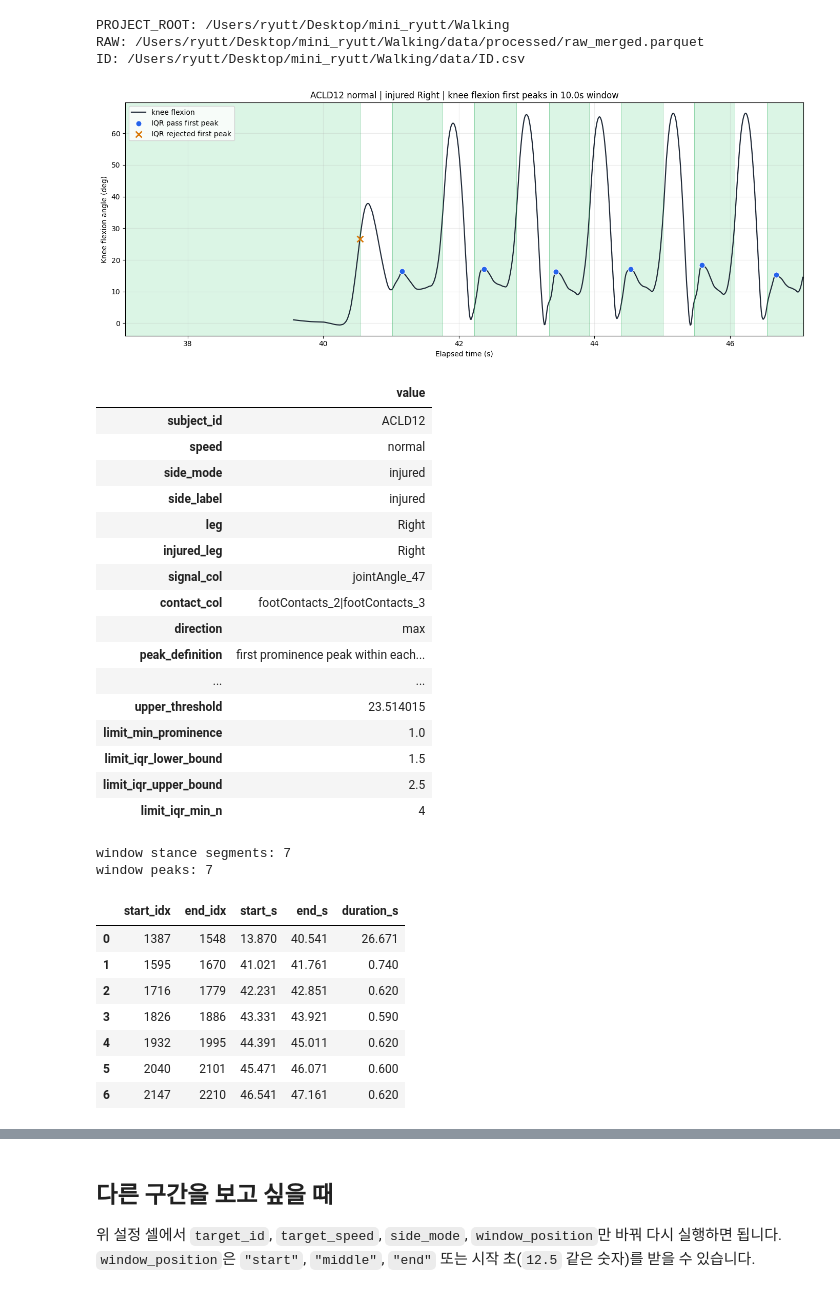
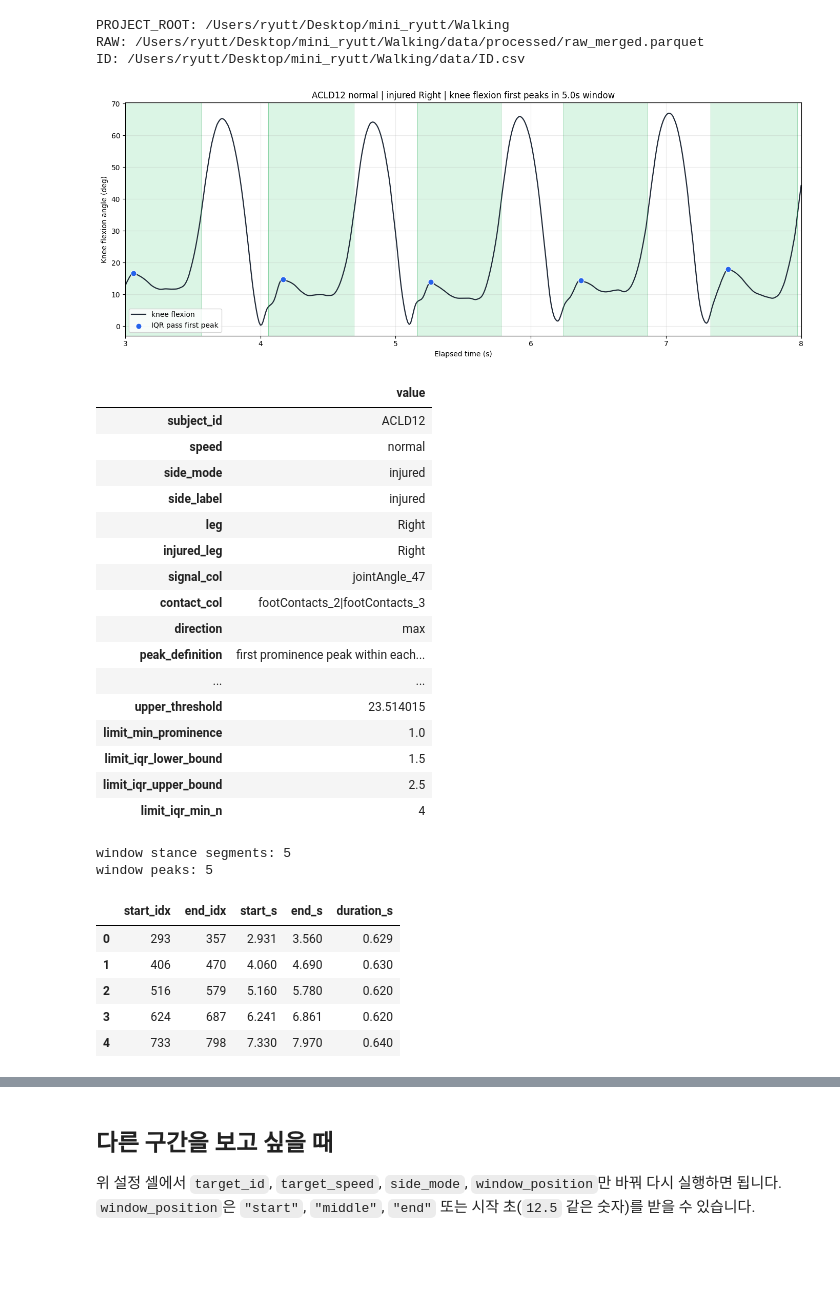
Before and after one commit to ryutt919/Knee-Assessment-from-Gait, a Jupyter notebook: notebooks/peak_segmentation.ipynb, the cells around one changed output, grey strips where cells are left out. Saved outputs shown, nothing was run; the diff lists cells and outputs as text; code cells hidden in the pictures; blank space fills up the shorter version.

```diff
--- a/notebooks/peak_segmentation.ipynb
+++ b/notebooks/peak_segmentation.ipynb
@@ -52,8 +52,8 @@ ID: /Users/ryutt/Desktop/mini_ryutt/Walking/data/ID.csv
 target_id = "ACLD12"
 target_speed = "normal"
 side_mode = "injured"  # "injured", "contralateral", "Right", "Left"
-window_seconds = 10.0
-window_position = "middle"  # "start", "middle", "end", or numeric start second
+window_seconds = 5.0
+window_position = 3  # "start", "middle", "end", or numeric start second
 stance_contact_mode = "heel_toe_or"
 
 # harness.utils.peak_utils.get_first_peak 기본 prominence와 IQR 규칙
@@ -317,23 +317,33 @@ def plot_knee_flexion_window(window_raw, window_segments, window_peaks, meta):
 # %%
 raw_df, stance_segments_df, peak_df, window_raw_df, window_segments_df, window_peak_df, summary = compute_knee_flexion_segmentation(
     subject_id=target_id,
     speed=target_speed,
     side_mode=side_mode,
     window_seconds=window_seconds,
     window_position=window_position,
     stance_contact_mode=stance_contact_mode,
 )
 
+if "peak_timing_pct" not in window_peak_df.columns:
+    raise RuntimeError("현재 커널에 이전 peak 계산 함수가 남아 있습니다. Kernel restart 후 Run All 하세요.")
+
+_valid_timing = window_peak_df.loc[window_peak_df["iqr_pass"], "peak_timing_pct"].dropna()
+if not _valid_timing.empty and float(_valid_timing.median()) >= 50.0:
+    raise RuntimeError(
+        f"유효 peak가 stance 후반에 찍혔습니다: median timing={float(_valid_timing.median()):.1f}%. "
+        "knee flexion은 stance 초반 first peak여야 합니다."
+    )
+
 fig = plot_knee_flexion_window(window_raw_df, window_segments_df, window_peak_df, summary)
 plt.show()
 
 display(pd.DataFrame([summary]).T.rename(columns={0: "value"}))
 print("window stance segments:", len(window_segments_df))
 print("window peaks:", len(window_peak_df))
 display(window_segments_df.head(20))
 display(window_peak_df)
 # %% [output]
-[figure, old version]
+[figure, new version]
 |  | value |
 | subject_id | ACLD12 |
 | speed | normal |
@@ -351,14 +361,12 @@ display(window_peak_df)
 | limit_iqr_lower_bound | 1.5 |
 | limit_iqr_upper_bound | 2.5 |
 | limit_iqr_min_n | 4 |
-window stance segments: 7
-window peaks: 7
+window stance segments: 5
+window peaks: 5
 |  | start_idx | end_idx | start_s | end_s | duration_s |
-| 0 | 1387 | 1548 | 13.870 | 40.541 | 26.671 |
-| 1 | 1595 | 1670 | 41.021 | 41.761 | 0.740 |
-| 2 | 1716 | 1779 | 42.231 | 42.851 | 0.620 |
-| 3 | 1826 | 1886 | 43.331 | 43.921 | 0.590 |
-| 4 | 1932 | 1995 | 44.391 | 45.011 | 0.620 |
-| 5 | 2040 | 2101 | 45.471 | 46.071 | 0.600 |
-| 6 | 2147 | 2210 | 46.541 | 47.161 | 0.620 |
+| 0 | 293 | 357 | 2.931 | 3.560 | 0.629 |
+| 1 | 406 | 470 | 4.060 | 4.690 | 0.630 |
+| 2 | 516 | 579 | 5.160 | 5.780 | 0.620 |
+| 3 | 624 | 687 | 6.241 | 6.861 | 0.620 |
+| 4 | 733 | 798 | 7.330 | 7.970 | 0.640 |
 |  | stride_idx | seg_start_idx | seg_end_idx | peak_index | elapsed_s | knee_flexion | peak_timing_pct | ... |
```
Also changed, not shown: parts of 1 cell of this notebook, 1 other file.
